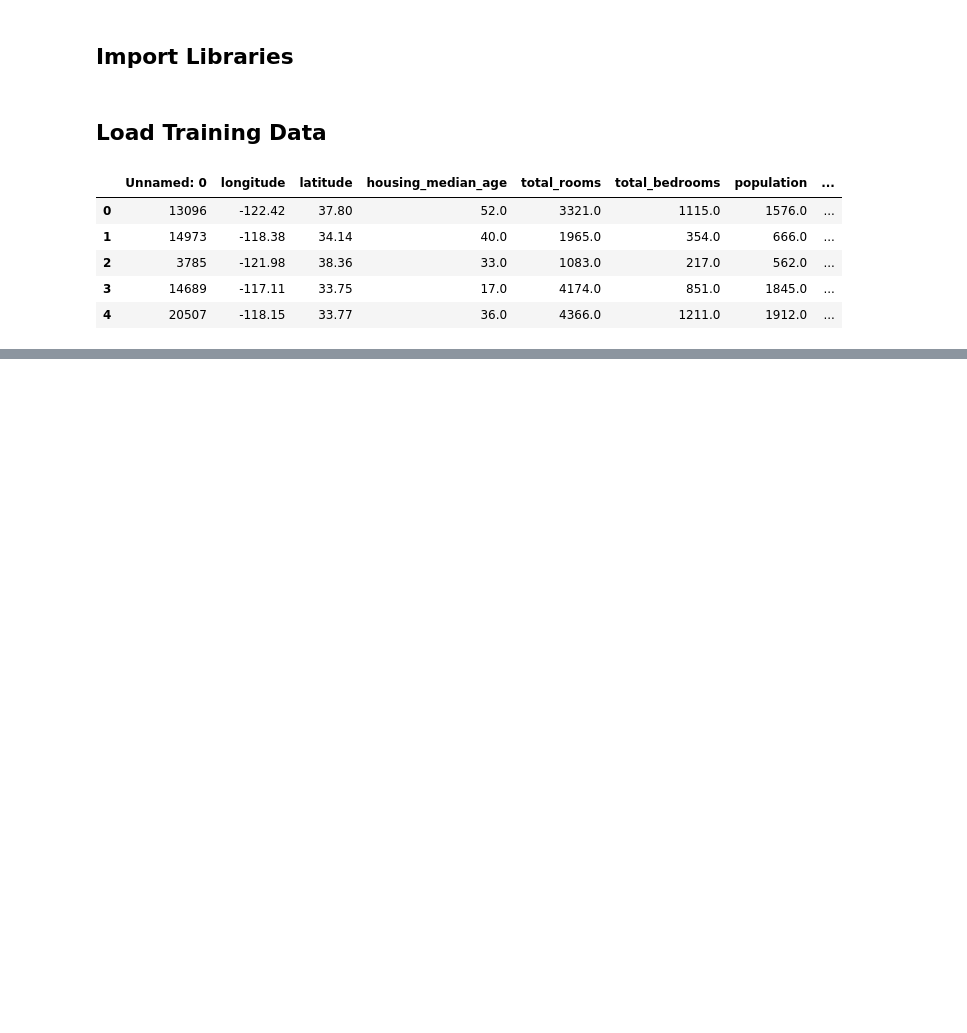
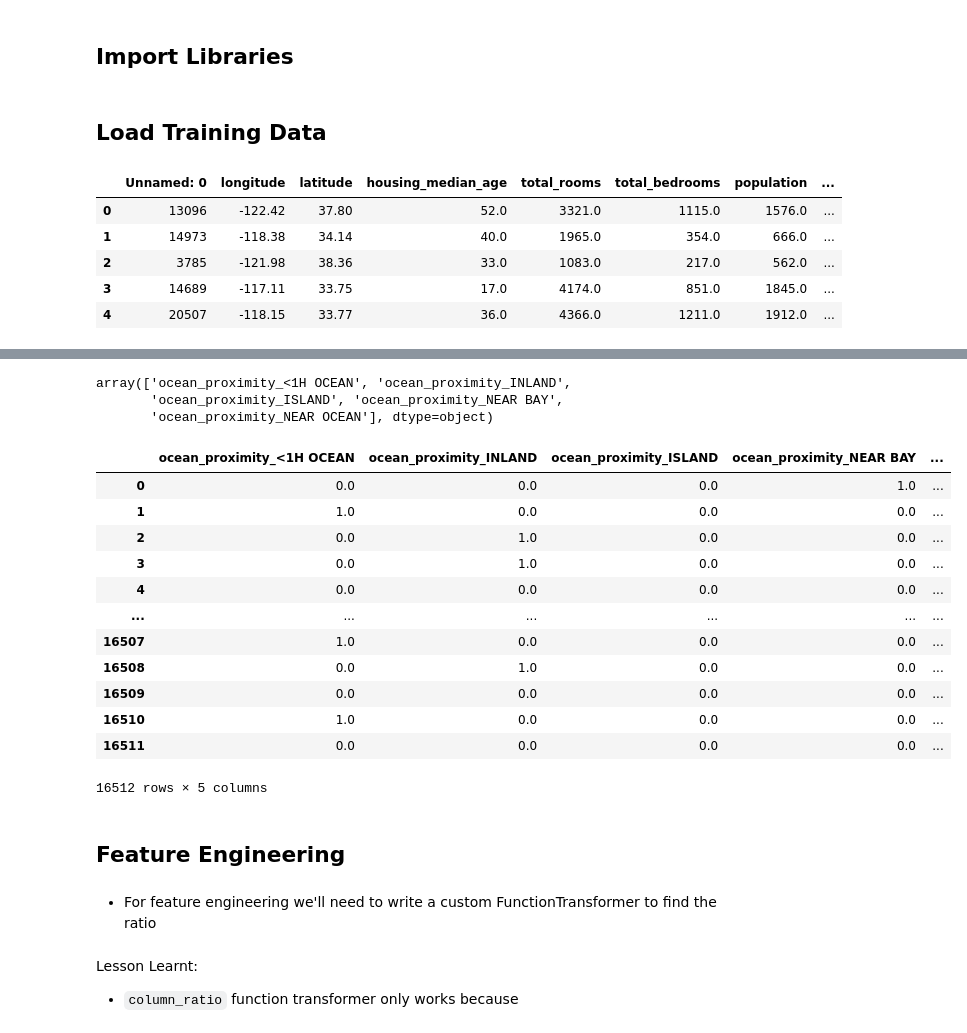
Before and after one commit to gaurangdave/house_price_predictions, a Jupyter notebook: notebooks/02_transform_data.ipynb, the cells around one changed output, grey strips where cells are left out. Drawn from its saved outputs; the diff is of its cells as text; code cells hidden in the pictures; blank space fills up the shorter version.

Commit message:
started data transformation, figuring out pipelines

```diff
--- a/notebooks/02_transform_data.ipynb
+++ b/notebooks/02_transform_data.ipynb
@@ -47,0 +76,5 @@ df_labels = data["median_house_value"].copy()
+# %%
+cat_pipeline = Pipeline([
+    ("impute categories", SimpleImputer(strategy="most_frequent")),
+    ("encode categories", OneHotEncoder(sparse_output=False, handle_unknown="ignore"))
+])
@@ -47,0 +96,3 @@ df_labels = data["median_house_value"].copy()
+# %%
+## testing to see if pipelines worked
+cat_pipeline.fit_transform(df_features.select_dtypes(include=object))
@@ -47,0 +107,26 @@ df_labels = data["median_house_value"].copy()
+# %%
+cat_pipeline.get_feature_names_out()
+# %% [output]
+array(['ocean_proximity_<1H OCEAN', 'ocean_proximity_INLAND',
+       'ocean_proximity_ISLAND', 'ocean_proximity_NEAR BAY',
+       'ocean_proximity_NEAR OCEAN'], dtype=object)
+# %%
+pd.DataFrame(cat_pipeline.fit_transform(df_features.select_dtypes(include=object)), columns=cat_pipeline.get_feature_names_out())
+# %% [output]
+|  | ocean_proximity_<1H OCEAN | ocean_proximity_INLAND | ocean_proximity_ISLAND | ocean_proximity_NEAR BAY | ... |
+| 0 | 0.0 | 0.0 | 0.0 | 1.0 | ... |
+| 1 | 1.0 | 0.0 | 0.0 | 0.0 | ... |
+| 2 | 0.0 | 1.0 | 0.0 | 0.0 | ... |
+| 3 | 0.0 | 1.0 | 0.0 | 0.0 | ... |
+| 4 | 0.0 | 0.0 | 0.0 | 0.0 | ... |
+| ... | ... | ... | ... | ... | ... |
+| 16507 | 1.0 | 0.0 | 0.0 | 0.0 | ... |
+| 16508 | 0.0 | 1.0 | 0.0 | 0.0 | ... |
+| 16509 | 0.0 | 0.0 | 0.0 | 0.0 | ... |
+| 16510 | 1.0 | 0.0 | 0.0 | 0.0 | ... |
+| 16511 | 0.0 | 0.0 | 0.0 | 0.0 | ... |
+16512 rows × 5 columns
+# %% [markdown]
+## Feature Engineering
+# %% [markdown]
+* For feature engineering we'll need to write a custom FunctionTransformer to find the ratio
@@ -47,0 +157,3 @@ df_labels = data["median_house_value"].copy()
+# %% [markdown]
+Lesson Learnt:
+* `column_ratio` function transformer only works because
```
Also changed, not shown: parts of 19 cells of this notebook.
